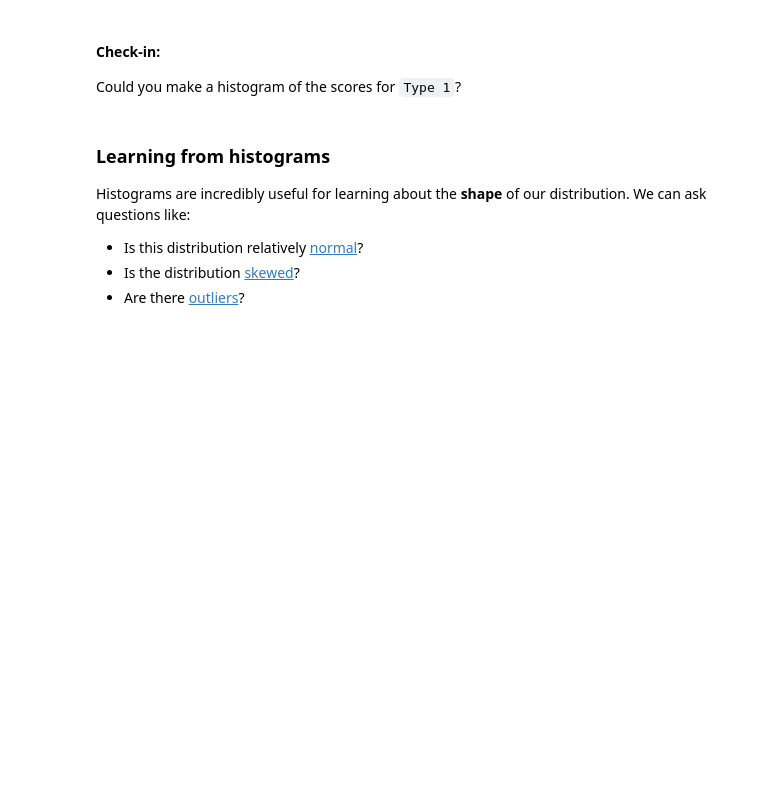
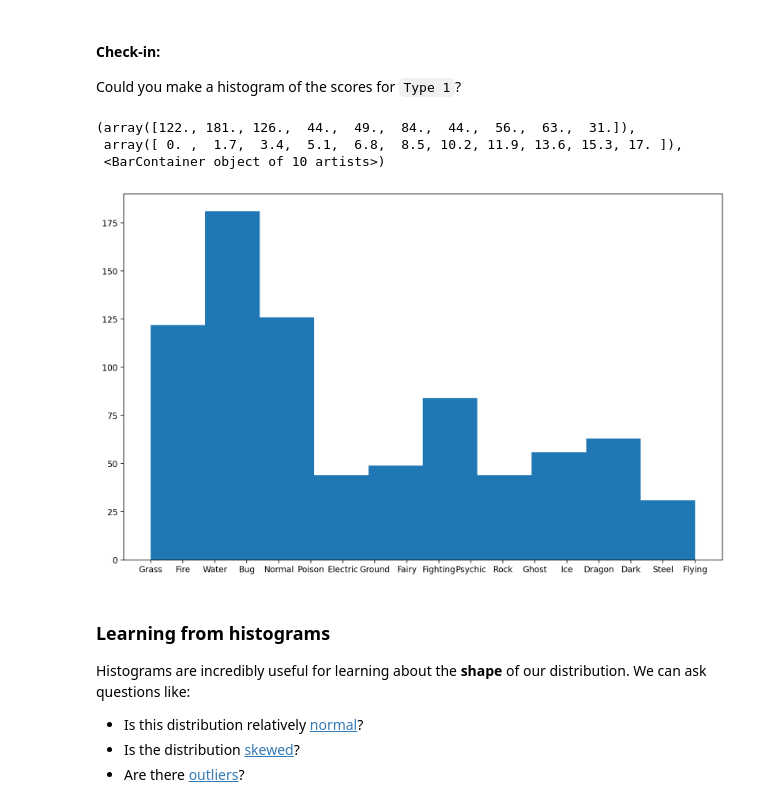
Before and after one commit to arietz/DS2025, a Jupyter notebook: Report4/Exercise5.ipynb, the cells around one changed output. Drawn from its saved outputs; the diff is of its cells as text; code cells hidden in the pictures; blank space fills up the shorter version.

```diff
--- a/Report4/Exercise5.ipynb
+++ b/Report4/Exercise5.ipynb
@@ -175,6 +176,13 @@ p = plt.hist(df_pokemon['Defense'], alpha = .6)
 Could you make a histogram of the scores for `Type 1`?
 # %%
 ### Your code here
+plt.figure(figsize=(13, 8))
+plt.hist(df_pokemon['Type 1'])
+# %% [output]
+(array([122., 181., 126.,  44.,  49.,  84.,  44.,  56.,  63.,  31.]),
+ array([ 0. ,  1.7,  3.4,  5.1,  6.8,  8.5, 10.2, 11.9, 13.6, 15.3, 17. ]),
+ <BarContainer object of 10 artists>)
+[figure, added]
 # %% [markdown]
 ### Learning from histograms
 
```
Also changed, not shown: parts of 10 cells of this notebook, 47 other files.
